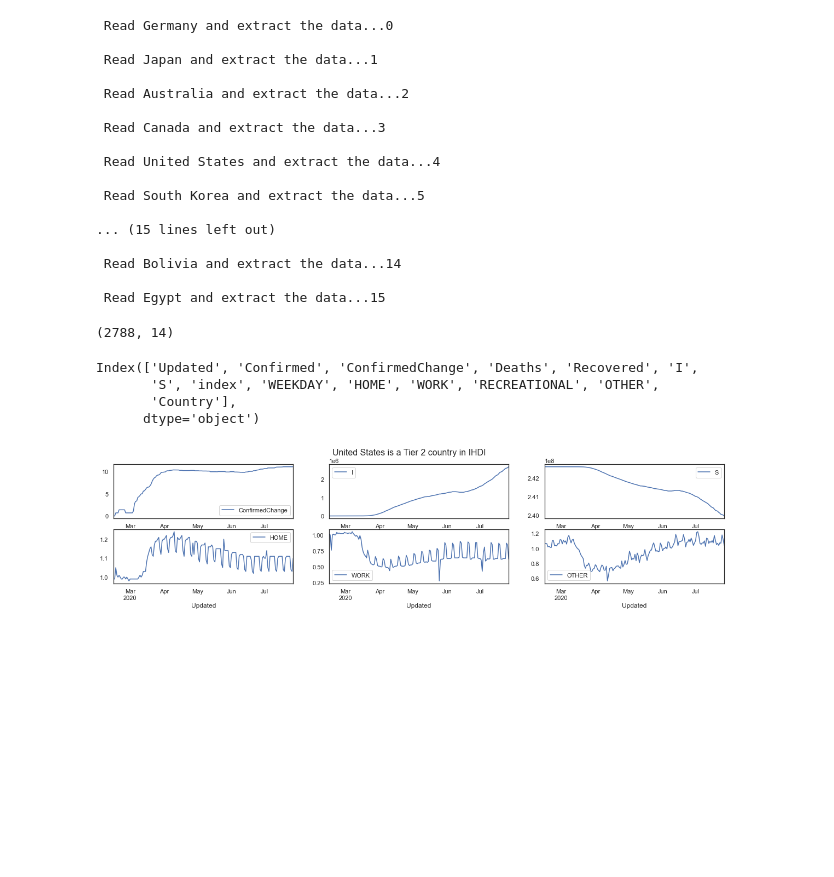
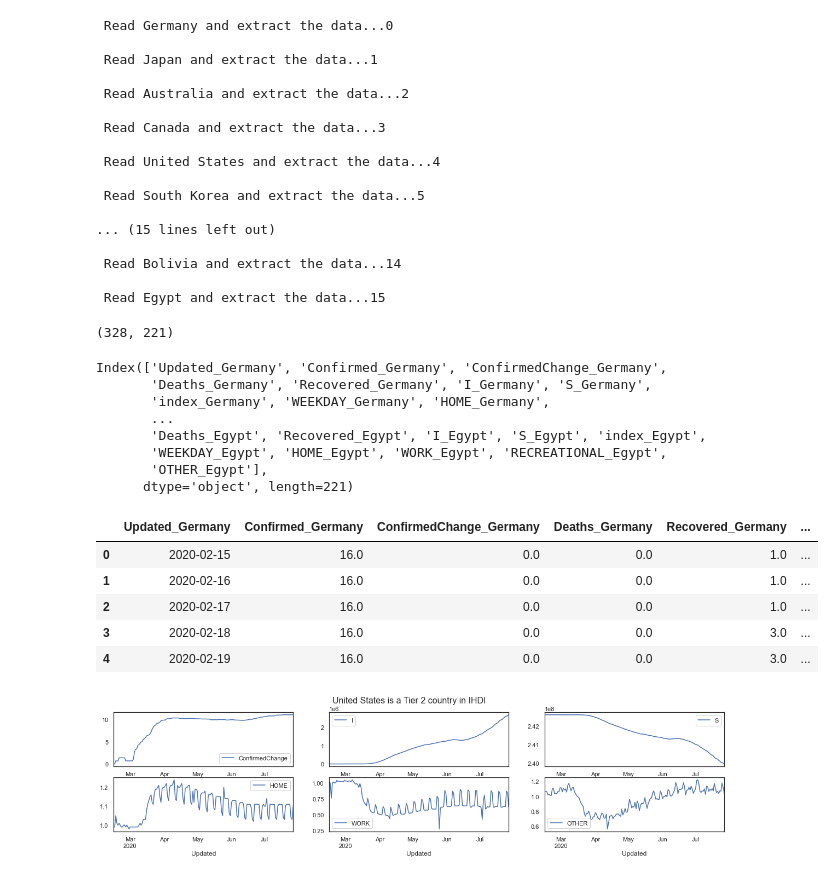
Before and after one commit to epidemic-research-team/epidemic-gaussian-process, a Jupyter notebook: Countries Multioutput.ipynb, the cells around one changed output. Cells and saved outputs as stored; diff of their text form; code cells hidden in the pictures; blank space fills up the shorter version.

Commit message:
GPflow multioutput v.0.1

```diff
--- a/Countries Multioutput.ipynb
+++ b/Countries Multioutput.ipynb
@@ -139,24 +139,38 @@ def country_selection(country_name, loc_mobility=None, loc_covid=None, print_sum
 
     return(final_data)
 # %%
-def create_multioutput_table():
+def create_multioutput_table(long=False):
 
     countries_list = ["Germany", "Japan", "Australia", "Canada",
                       "United States", "South Korea", "Italy", "Argentina",
                       "Turkey", "Thailand", "Colombia", "Mexico",
                       "India", "Kenya", "Bolivia", "Egypt"]
 
-    for i, c in enumerate(countries_list):
+    if long: # Long table format. We create a column to name each country and we concat the tables.
+        for i, country_name in enumerate(countries_list):
 
-        print("\n Read {0} and extract the data...{1}".format(c, i))
+            print("\n Read {0} and extract the data...{1}".format(country_name, i))
 
-        if i==0:
-            final_data = country_selection(country_name, print_summary=False, plots=False)
-            final_data["Country"] = c
+            if i==0:
+                final_data = country_selection(country_name, print_summary=False, plots=False)
+                final_data["Country"] = country_name
 
-        data_batch = country_selection(country_name, print_summary=False, plots=False)
-        data_batch["Country"] = c
-        final_data = pd.concat([final_data, data_batch], axis=0)
+            data_batch = country_selection(country_name, print_summary=False, plots=False)
+            data_batch["Country"] = country_name
+            final_data = pd.concat([final_data, data_batch], axis=0)
+
+    else: # We add each country's table as a column extension. We add a suffix on each column country-group.
+        for i, country_name in enumerate(countries_list):
+
+            print("\n Read {0} and extract the data...{1}".format(country_name, i))
+
+            if i==0:
+                final_data = country_selection(country_name, print_summary=False, plots=False)
+                final_data.columns = [str(col) + '_' + str(country_name) for col in final_data.columns]
+            data_batch = country_selection(country_name, print_summary=False, plots=False)
+            data_batch.columns = [str(col) + '_' + str(country_name) for col in data_batch.columns]
+            final_data = pd.concat([final_data, data_batch], axis=1)
+
 
     return(final_data)
 # %%
@@ -182,14 +196,27 @@ final_data = create_multioutput_table()
 # %%
 final_data.shape
 # %% [output]
-(2788, 14)
+(328, 221)
 # %%
 final_data.columns
 # %% [output]
-Index(['Updated', 'Confirmed', 'ConfirmedChange', 'Deaths', 'Recovered', 'I',
-       'S', 'index', 'WEEKDAY', 'HOME', 'WORK', 'RECREATIONAL', 'OTHER',
-       'Country'],
-      dtype='object')
+Index(['Updated_Germany', 'Confirmed_Germany', 'ConfirmedChange_Germany',
+       'Deaths_Germany', 'Recovered_Germany', 'I_Germany', 'S_Germany',
+       'index_Germany', 'WEEKDAY_Germany', 'HOME_Germany',
+       ...
+       'Deaths_Egypt', 'Recovered_Egypt', 'I_Egypt', 'S_Egypt', 'index_Egypt',
+       'WEEKDAY_Egypt', 'HOME_Egypt', 'WORK_Egypt', 'RECREATIONAL_Egypt',
+       'OTHER_Egypt'],
+      dtype='object', length=221)
+# %%
+final_data.head()
+# %% [output]
+|  | Updated_Germany | Confirmed_Germany | ConfirmedChange_Germany | Deaths_Germany | Recovered_Germany | ... |
+| 0 | 2020-02-15 | 16.0 | 0.0 | 0.0 | 1.0 | ... |
+| 1 | 2020-02-16 | 16.0 | 0.0 | 0.0 | 1.0 | ... |
+| 2 | 2020-02-17 | 16.0 | 0.0 | 0.0 | 1.0 | ... |
+| 3 | 2020-02-18 | 16.0 | 0.0 | 0.0 | 3.0 | ... |
+| 4 | 2020-02-19 | 16.0 | 0.0 | 0.0 | 3.0 | ... |
 # %%
 final_data = country_selection(country_name, print_summary=False)
 # %% [output]
```
